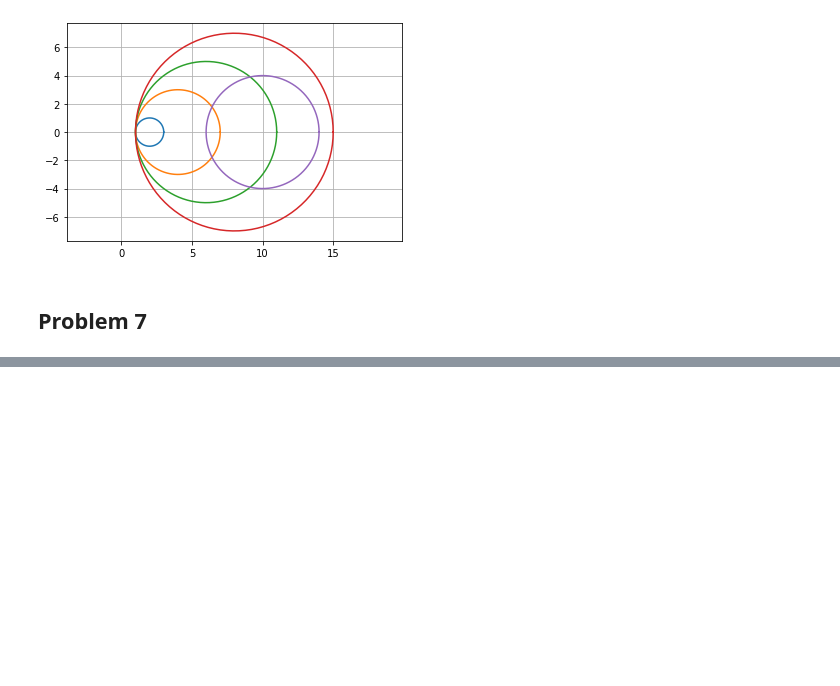
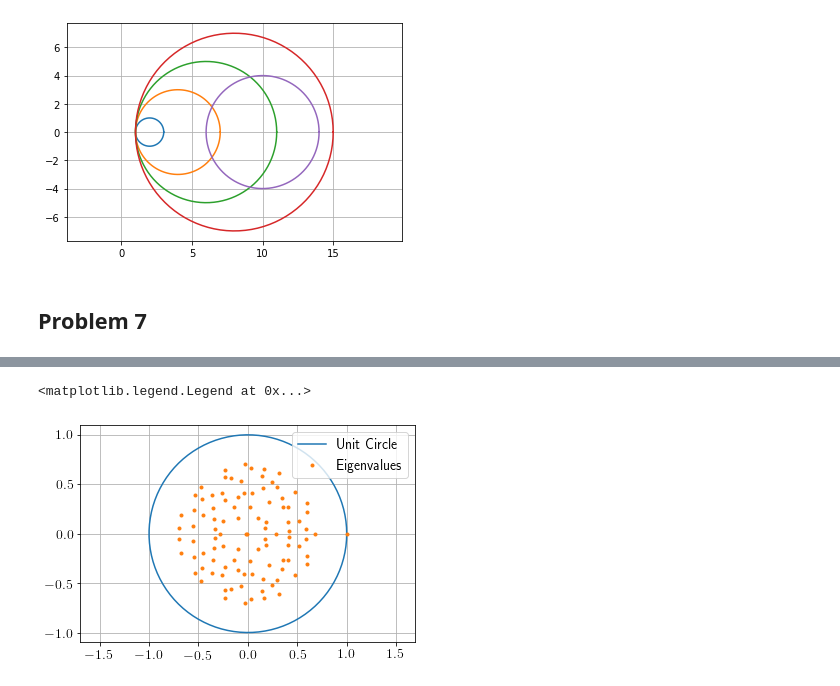
Before and after one commit to Shimogawa/numerical_analysis_code, a Jupyter notebook: hw4/hw4.ipynb, the cells around one changed output, grey strips where cells are left out. Saved outputs shown, nothing was run; the diff lists cells and outputs as text; code cells hidden in the pictures; blank space fills up the shorter version.

```diff
--- a/hw4/hw4.ipynb
+++ b/hw4/hw4.ipynb
@@ -170,0 +196,21 @@ plt.grid()
+# %%
+E, V = np.linalg.eig(L)
+# %%
+x = []
+y = []
+for i in E:
+    x.append(i.real)
+    y.append(i.imag)
+
+an = np.linspace(0, 2 * np.pi, 100)
+plt.plot(np.cos(an), np.sin(an), label="Unit Circle")
+plt.plot(x, y, '.', label="Eigenvalues")
+plt.axis('scaled')
+plt.axis('equal')
+plt.grid()
+plt.legend()
+
+# plt.savefig("p7_2.pdf", dpi=100)
+# %% [output]
+<matplotlib.legend.Legend at 0x...>
+[figure, added]
```
Also changed, not shown: parts of 6 cells of this notebook.
